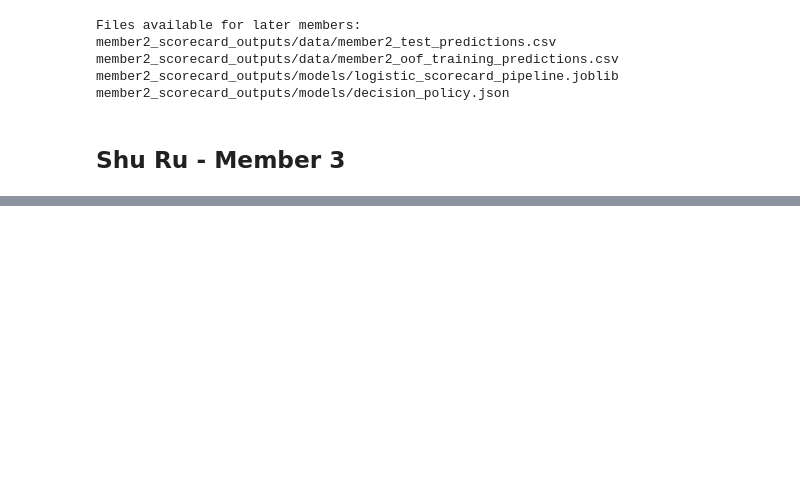
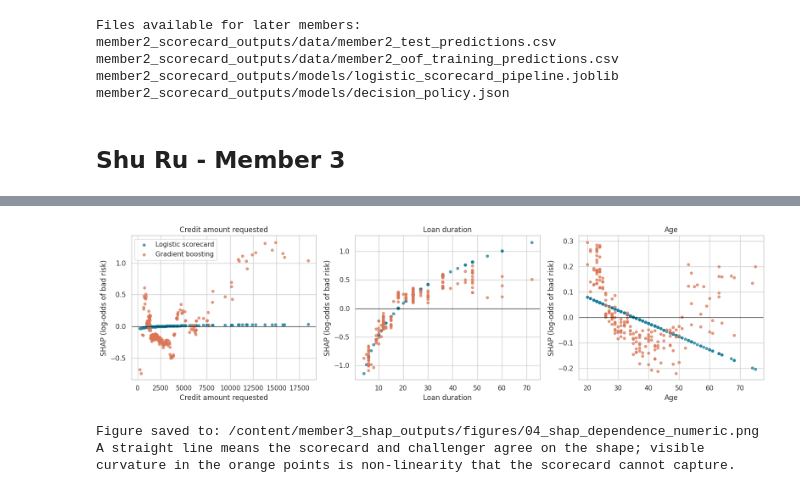
Before and after one commit to Shuru311/IDS2023Lab, a Jupyter notebook: BAA_5123_AI_Credit_Scoring.ipynb, the cells around one changed output, grey strips where cells are left out. Cells and saved outputs as stored; diff of their text form; code cells hidden in the pictures; blank space fills up the shorter version.

```diff
--- a/BAA_5123_AI_Credit_Scoring.ipynb
+++ b/BAA_5123_AI_Credit_Scoring.ipynb
@@ -4317,0 +5411,47 @@ member2_scorecard_outputs/models/decision_policy.json
+# %%
+# ============================================================
+# STEP 62: HOW EACH MODEL USES THE KEY NUMERIC VARIABLES
+# ============================================================
+
+fig, axes = plt.subplots(1, 3, figsize=(16, 4.5))
+
+for ax, feature in zip(
+    axes,
+    ["credit_amount", "duration_months", "age"]
+):
+    ax.scatter(
+        X_test[feature],
+        scorecard_shap[feature],
+        s=18,
+        alpha=0.7,
+        color="#167D9A",
+        label="Logistic scorecard"
+    )
+
+    ax.scatter(
+        X_test[feature],
+        challenger_shap[feature],
+        s=18,
+        alpha=0.7,
+        color="#DA7655",
+        label="Gradient boosting"
+    )
+
+    ax.axhline(0, color="black", linewidth=0.8)
+    ax.set_xlabel(REASON_LABELS[feature])
+    ax.set_ylabel("SHAP (log-odds of bad risk)")
+    ax.set_title(REASON_LABELS[feature])
+
+axes[0].legend()
+
+finish_member3_plot("04_shap_dependence_numeric")
+
+print(
+    "A straight line means the scorecard and challenger agree on "
+    "the shape; visible curvature in the orange points is "
+    "non-linearity that the scorecard cannot capture."
+)
+# %% [output]
+[figure, added]
+Figure saved to: /content/member3_shap_outputs/figures/04_shap_dependence_numeric.png
+A straight line means the scorecard and challenger agree on the shape; visible curvature in the orange points is non-linearity that the scorecard cannot capture.
```
Also changed, not shown: parts of 35 cells of this notebook.
